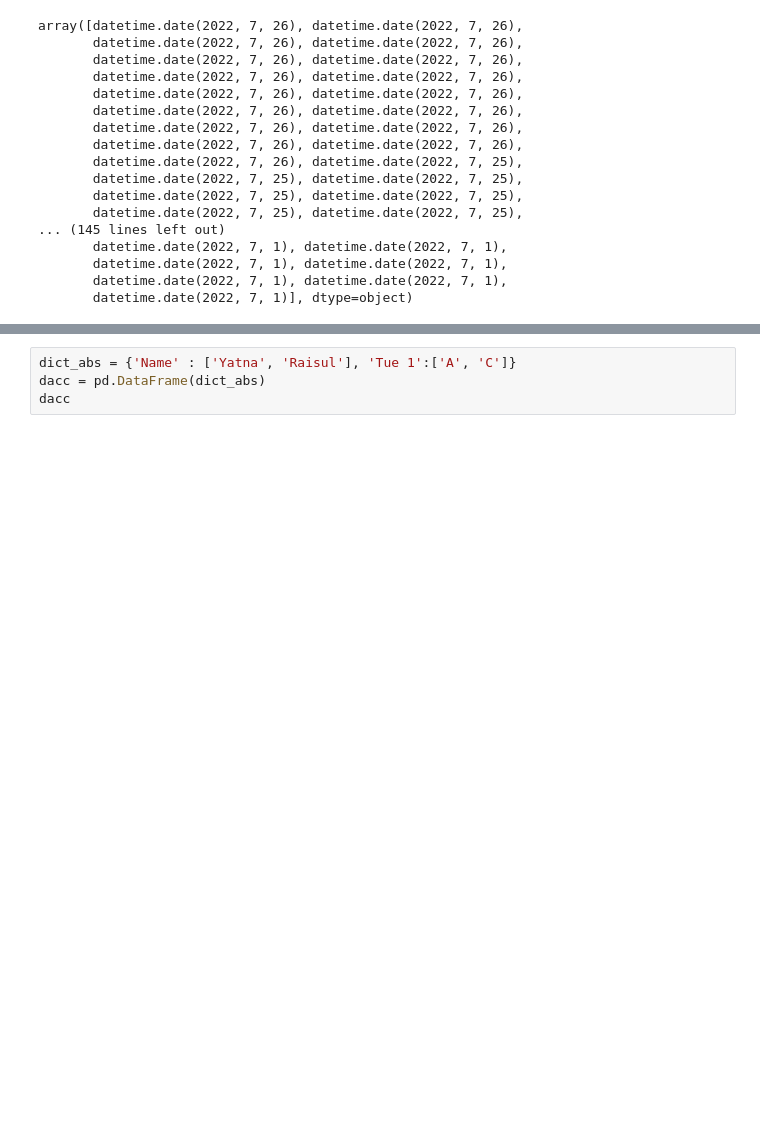
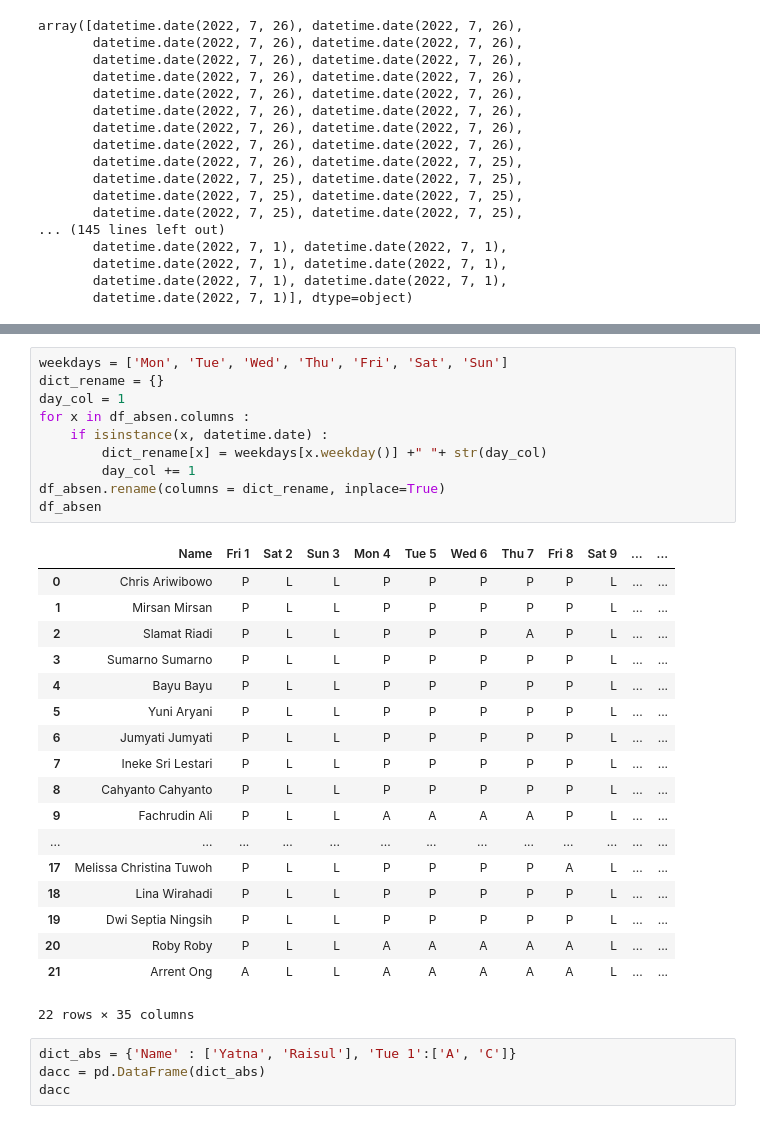
Before and after one commit to agungfazrulhaq/presensi_epsindo, a Jupyter notebook: modeling_data.ipynb, the cells around one changed output, grey strips where cells are left out. Drawn from its saved outputs; the diff is of its cells as text; blank space fills up the shorter version.

```diff
--- a/modeling_data.ipynb
+++ b/modeling_data.ipynb
@@ -330,3 +360,32 @@ load_monthly_table_data(df_participant, df_presensi, month=7, year=2022)
+# %%
+weekdays = ['Mon', 'Tue', 'Wed', 'Thu', 'Fri', 'Sat', 'Sun']
+dict_rename = {}
+day_col = 1
+for x in df_absen.columns :
+    if isinstance(x, datetime.date) :
+        dict_rename[x] = weekdays[x.weekday()] +" "+ str(day_col)
+        day_col += 1
+df_absen.rename(columns = dict_rename, inplace=True)
+df_absen
+# %% [output]
+|  | Name | Fri 1 | Sat 2 | Sun 3 | Mon 4 | Tue 5 | Wed 6 | Thu 7 | Fri 8 | Sat 9 | ... | ... |
+| 0 | Chris Ariwibowo | P | L | L | P | P | P | P | P | L | ... | ... |
+| 1 | Mirsan Mirsan | P | L | L | P | P | P | P | P | L | ... | ... |
+| 2 | Slamat Riadi | P | L | L | P | P | P | A | P | L | ... | ... |
+| 3 | Sumarno Sumarno | P | L | L | P | P | P | P | P | L | ... | ... |
+| 4 | Bayu Bayu | P | L | L | P | P | P | P | P | L | ... | ... |
+| 5 | Yuni Aryani | P | L | L | P | P | P | P | P | L | ... | ... |
+| 6 | Jumyati Jumyati | P | L | L | P | P | P | P | P | L | ... | ... |
+| 7 | Ineke Sri Lestari | P | L | L | P | P | P | P | P | L | ... | ... |
+| 8 | Cahyanto Cahyanto | P | L | L | P | P | P | P | P | L | ... | ... |
+| 9 | Fachrudin Ali | P | L | L | A | A | A | A | P | L | ... | ... |
+| ... | ... | ... | ... | ... | ... | ... | ... | ... | ... | ... | ... | ... |
+| 17 | Melissa Christina Tuwoh | P | L | L | P | P | P | P | A | L | ... | ... |
+| 18 | Lina Wirahadi | P | L | L | P | P | P | P | P | L | ... | ... |
+| 19 | Dwi Septia Ningsih | P | L | L | P | P | P | P | P | L | ... | ... |
+| 20 | Roby Roby | P | L | L | A | A | A | A | A | L | ... | ... |
+| 21 | Arrent Ong | A | L | L | A | A | A | A | A | L | ... | ... |
+22 rows × 35 columns
 # %%
 dict_abs = {'Name' : ['Yatna', 'Raisul'], 'Tue 1':['A', 'C']}
 dacc = pd.DataFrame(dict_abs)
```
Also changed, not shown: parts of 2 cells of this notebook, 4 other files.
